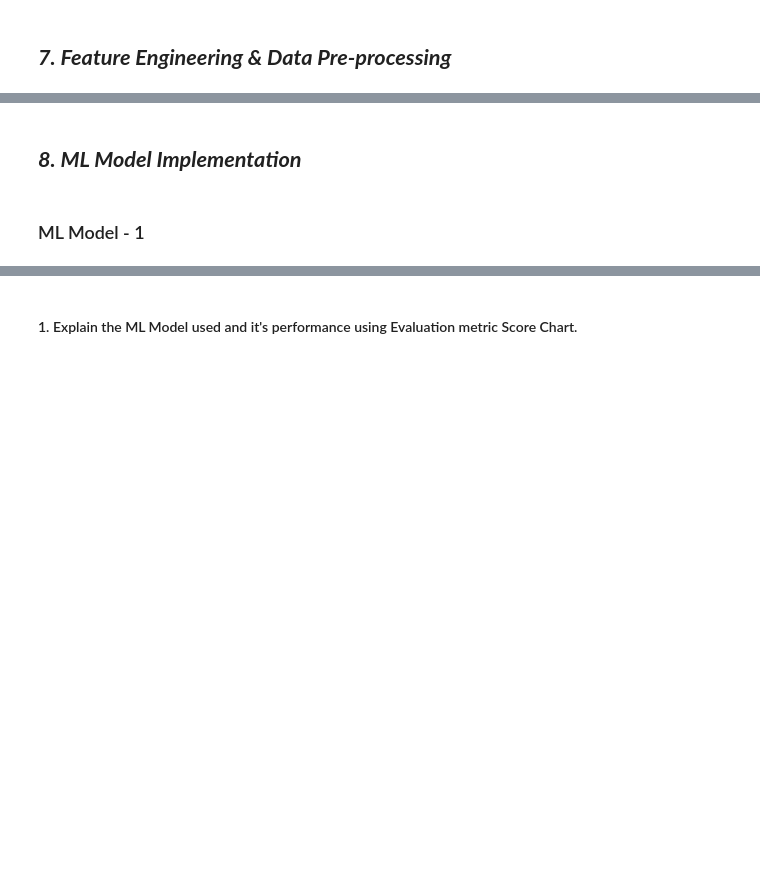
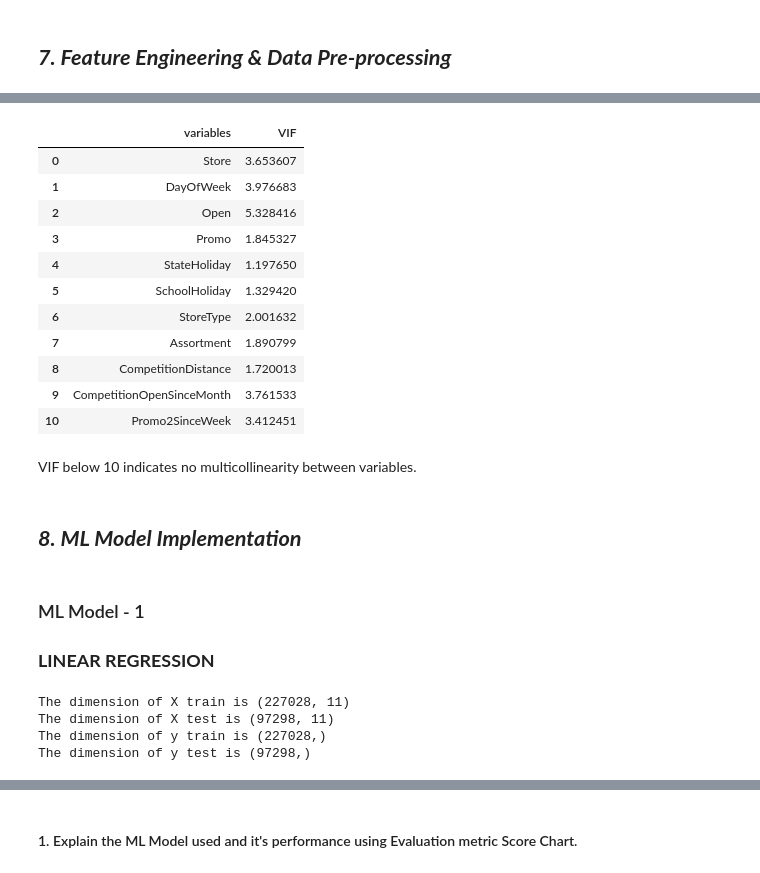
Before and after one commit to Adeeba27/CP---2-Retail-Sales-Prediction, a Jupyter notebook: CP_2_|_Retail_Sales_Prediction.ipynb, the cells around one changed output, grey strips where cells are left out. Cells and saved outputs as stored; diff of their text form; code cells hidden in the pictures; blank space fills up the shorter version.

```diff
--- a/CP_2_|_Retail_Sales_Prediction.ipynb
+++ b/CP_2_|_Retail_Sales_Prediction.ipynb
@@ -1073,4 +985,32 @@ Answer Here.
+# %%
+from statsmodels.stats.outliers_influence import variance_inflation_factor
+def calc_vif(X):
+
+    # Calculating VIF
+    vif = pd.DataFrame()
+    vif["variables"] = X.columns
+    vif["VIF"] = [variance_inflation_factor(X.values, i) for i in range(X.shape[1])]
+
+    return(vif)
+# %%
+calc_vif(new_df[[i for i in new_df.describe().columns if i not in ['Sales','Promo2','Customers','CompetitionOpenSinceYear','Promo2SinceYear']]])
+# %% [output]
+|  | variables | VIF |
+| 0 | Store | 3.653607 |
+| 1 | DayOfWeek | 3.976683 |
+| 2 | Open | 5.328416 |
+| 3 | Promo | 1.845327 |
+| 4 | StateHoliday | 1.197650 |
+| 5 | SchoolHoliday | 1.329420 |
+| 6 | StoreType | 2.001632 |
+| 7 | Assortment | 1.890799 |
+| 8 | CompetitionDistance | 1.720013 |
+| 9 | CompetitionOpenSinceMonth | 3.761533 |
+| 10 | Promo2SinceWeek | 3.412451 |
+# %% [markdown]
+VIF below 10 indicates no multicollinearity between variables.
 # %% [markdown]
 ## ***8. ML Model Implementation***
 # %% [markdown]
 ### ML Model - 1
+### **LINEAR REGRESSION**
@@ -1082,0 +1017,24 @@ Answer Here.
+# %%
+# DATA SPLITTING AND SCALING
+features = list(new_df.columns.drop(['Sales','Promo2','Customers','CompetitionOpenSinceYear','Promo2SinceYear','Date','PromoInterval']))
+target  = 'Sales'
+
+X = new_df[features].values
+y = new_df[target].values
+
+X_train, X_test, y_train, y_test = train_test_split(X, y, test_size = 0.3, random_state=17)
+
+print("The dimension of X train is {}".format(X_train.shape))
+print("The dimension of X test is {}".format(X_test.shape))
+print("The dimension of y train is {}".format(y_train.shape))
+print("The dimension of y test is {}".format(y_test.shape))
+
+#SCALING
+scaler= StandardScaler()
+X_train = scaler.fit_transform(X_train)
+X_test = scaler.transform(X_test)
+# %% [output]
+The dimension of X train is (227028, 11)
+The dimension of X test is (97298, 11)
+The dimension of y train is (227028,)
+The dimension of y test is (97298,)
```
Also changed, not shown: parts of 83 cells of this notebook.
